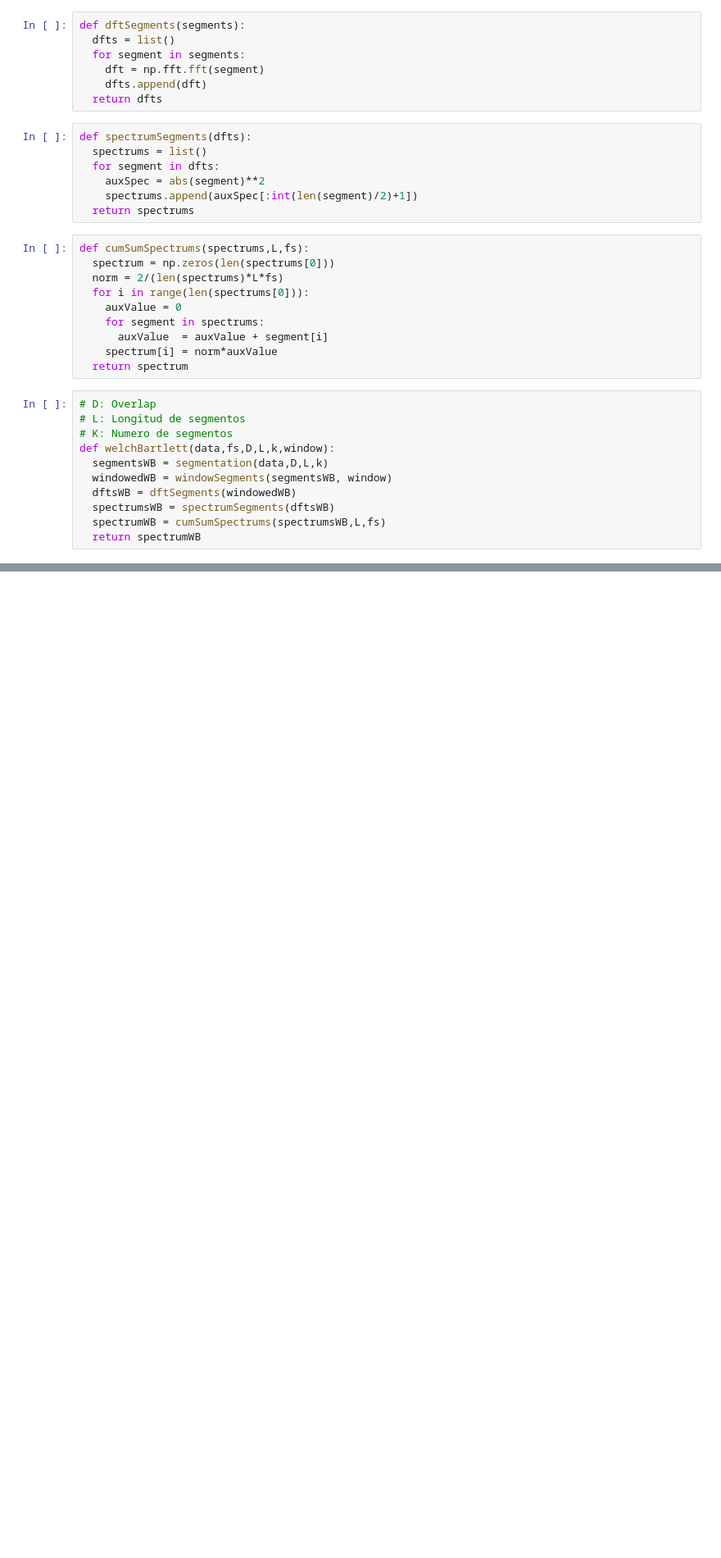
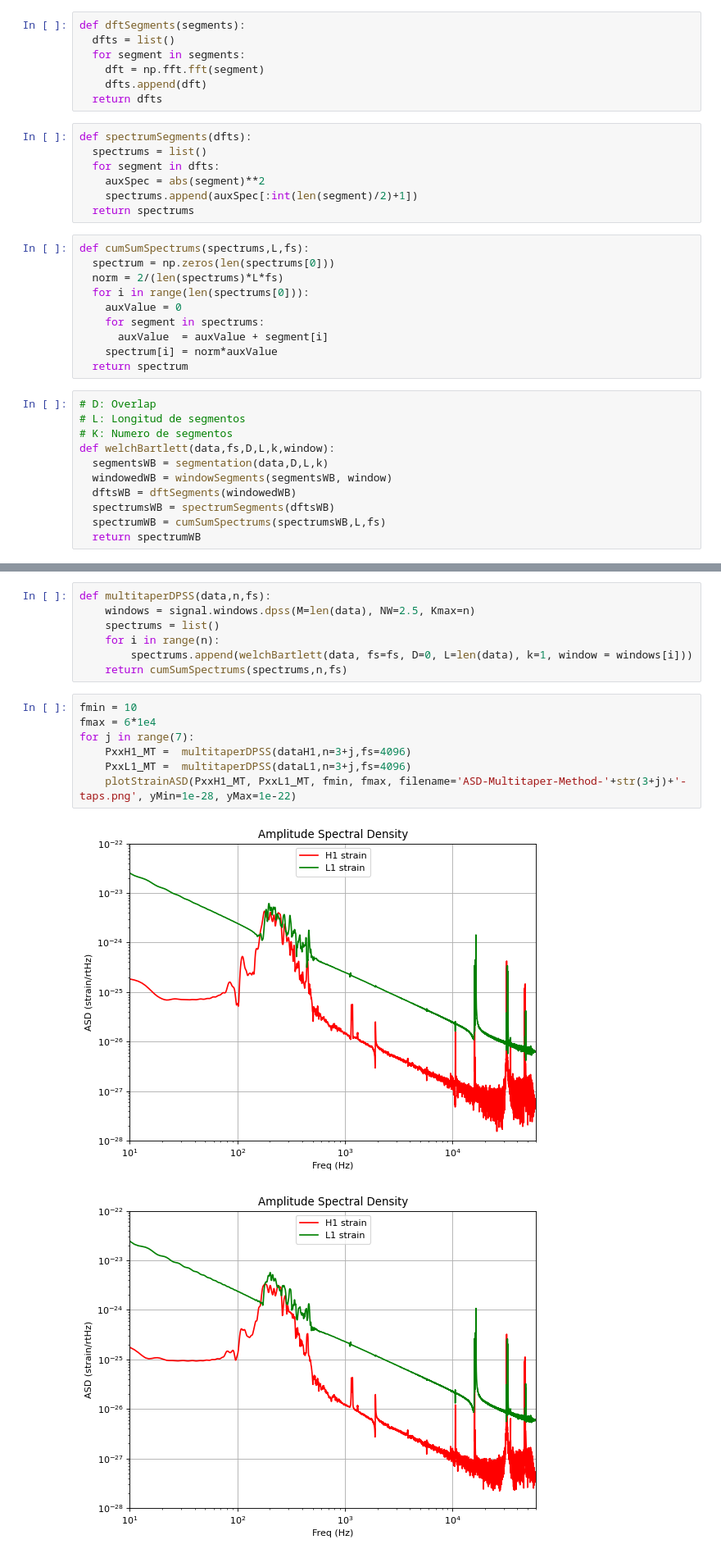
Before and after one commit to ManuMollon261297/PASA, a Jupyter notebook: TP1/code/pasa_tp1.ipynb, the cells around one changed output, grey strips where cells are left out. Shown at 82% size. Cells and saved outputs as stored; diff of their text form; blank space fills up the shorter version.

```diff
--- a/TP1/code/pasa_tp1.ipynb
+++ b/TP1/code/pasa_tp1.ipynb
@@ -184,0 +194,17 @@ plt.plot()
+# %%
+def multitaperDPSS(data,n,fs):
+    windows = signal.windows.dpss(M=len(data), NW=2.5, Kmax=n)
+    spectrums = list()
+    for i in range(n):
+        spectrums.append(welchBartlett(data, fs=fs, D=0, L=len(data), k=1, window = windows[i]))
+    return cumSumSpectrums(spectrums,n,fs)
+# %%
+fmin = 10
+fmax = 6*1e4
+for j in range(7):
+    PxxH1_MT =  multitaperDPSS(dataH1,n=3+j,fs=4096)
+    PxxL1_MT =  multitaperDPSS(dataL1,n=3+j,fs=4096)
+    plotStrainASD(PxxH1_MT, PxxL1_MT, fmin, fmax, filename='ASD-Multitaper-Method-'+str(3+j)+'-taps.png', yMin=1e-28, yMax=1e-22)
+# %% [output]
+[figure, added]
+[figure, added]
```
Also changed, not shown: parts of 11 cells of this notebook, 19 other files.
